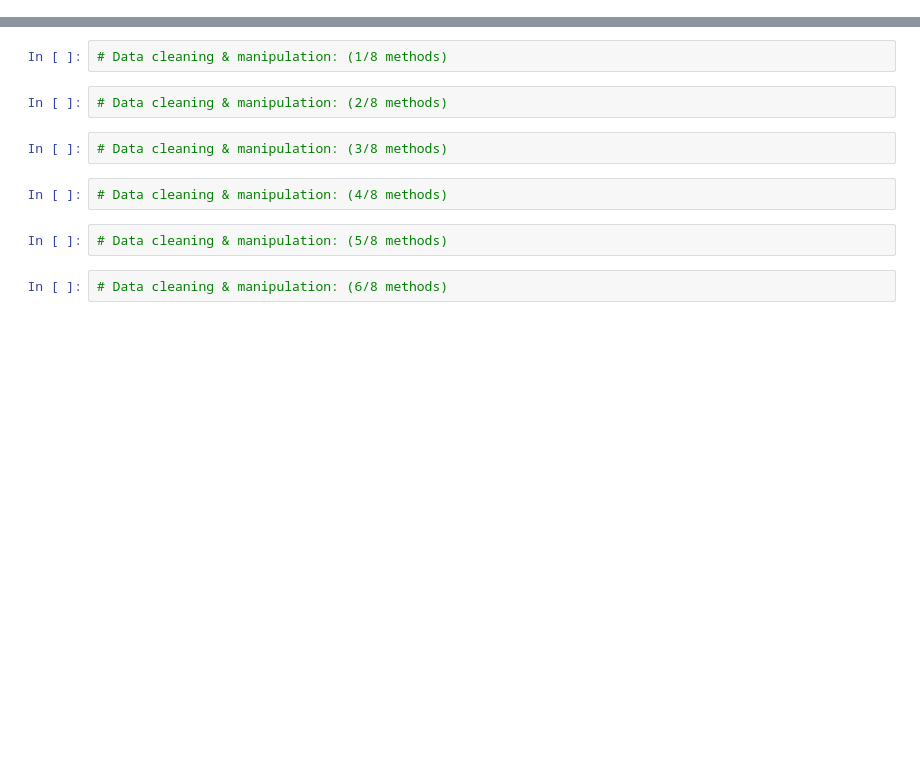
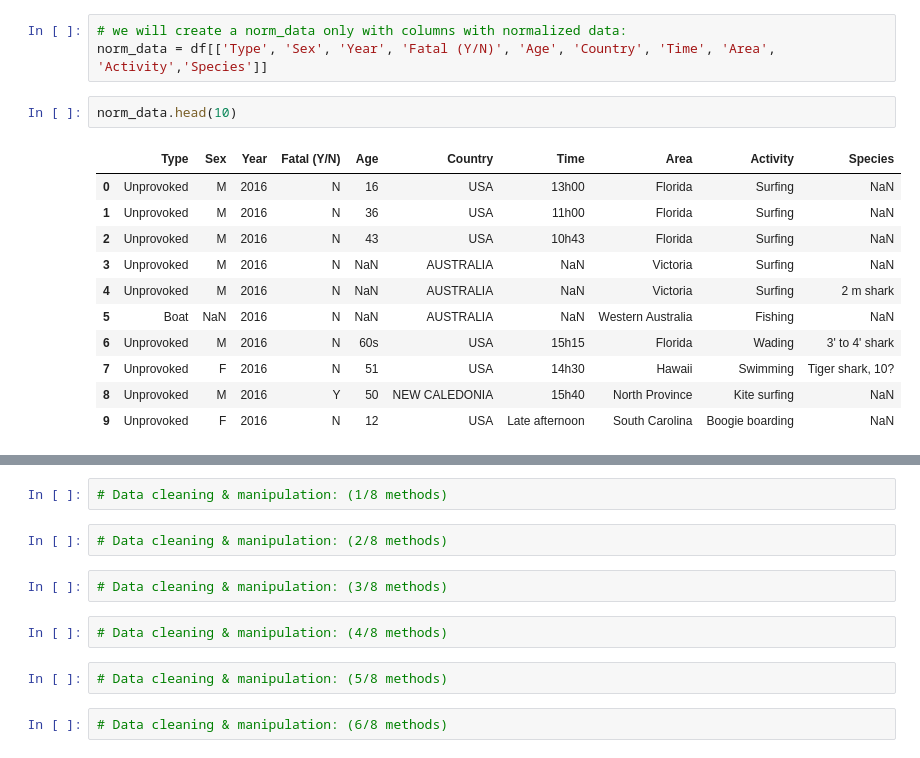
Before and after one commit to ironhack-datalabs/datamad0419, a Jupyter notebook: module-1/pandas-project/your-code/Pandas-project.ipynb, the cells around one changed output, grey strips where cells are left out. Drawn from its saved outputs; the diff is of its cells as text; blank space fills up the shorter version.

Commit message:
analyzing shark attacks in progress

```diff
--- a/module-1/pandas-project/your-code/Pandas-project.ipynb
+++ b/module-1/pandas-project/your-code/Pandas-project.ipynb
@@ -2,0 +186,17 @@
+# %%
+# we will create a norm_data only with columns with normalized data:
+norm_data = df[['Type', 'Sex', 'Year', 'Fatal (Y/N)', 'Age', 'Country', 'Time', 'Area', 'Activity','Species']]
+# %%
+norm_data.head(10)
+# %% [output]
+|  | Type | Sex | Year | Fatal (Y/N) | Age | Country | Time | Area | Activity | Species |
+| 0 | Unprovoked | M | 2016 | N | 16 | USA | 13h00 | Florida | Surfing | NaN |
+| 1 | Unprovoked | M | 2016 | N | 36 | USA | 11h00 | Florida | Surfing | NaN |
+| 2 | Unprovoked | M | 2016 | N | 43 | USA | 10h43 | Florida | Surfing | NaN |
+| 3 | Unprovoked | M | 2016 | N | NaN | AUSTRALIA | NaN | Victoria | Surfing | NaN |
+| 4 | Unprovoked | M | 2016 | N | NaN | AUSTRALIA | NaN | Victoria | Surfing | 2 m shark |
+| 5 | Boat | NaN | 2016 | N | NaN | AUSTRALIA | NaN | Western Australia | Fishing | NaN |
+| 6 | Unprovoked | M | 2016 | N | 60s | USA | 15h15 | Florida | Wading | 3' to 4' shark |
+| 7 | Unprovoked | F | 2016 | N | 51 | USA | 14h30 | Hawaii | Swimming | Tiger shark, 10? |
+| 8 | Unprovoked | M | 2016 | Y | 50 | NEW CALEDONIA | 15h40 | North Province | Kite surfing | NaN |
+| 9 | Unprovoked | F | 2016 | N | 12 | USA | Late afternoon | South Carolina | Boogie boarding | NaN |
```
Also changed, not shown: parts of 28 cells of this notebook.
